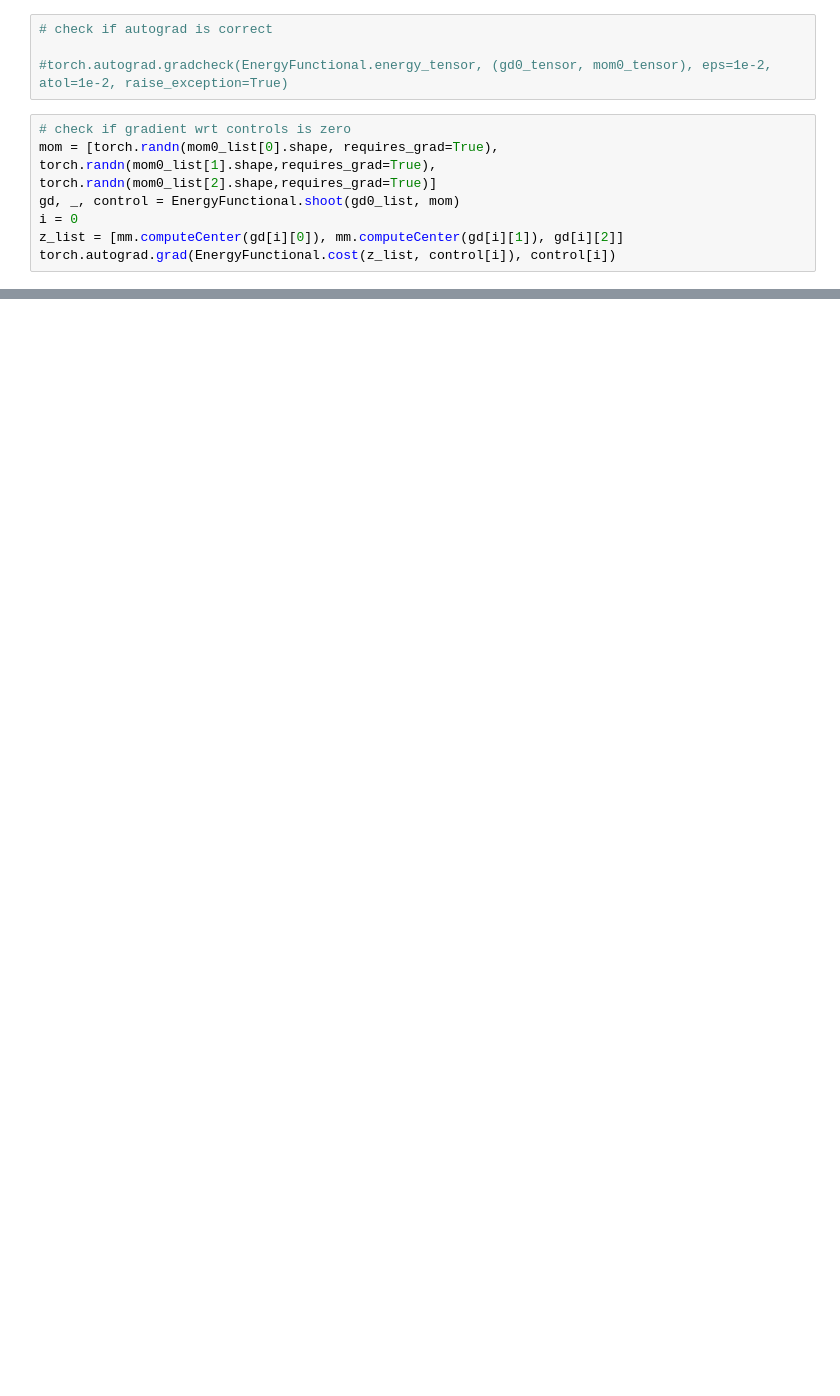
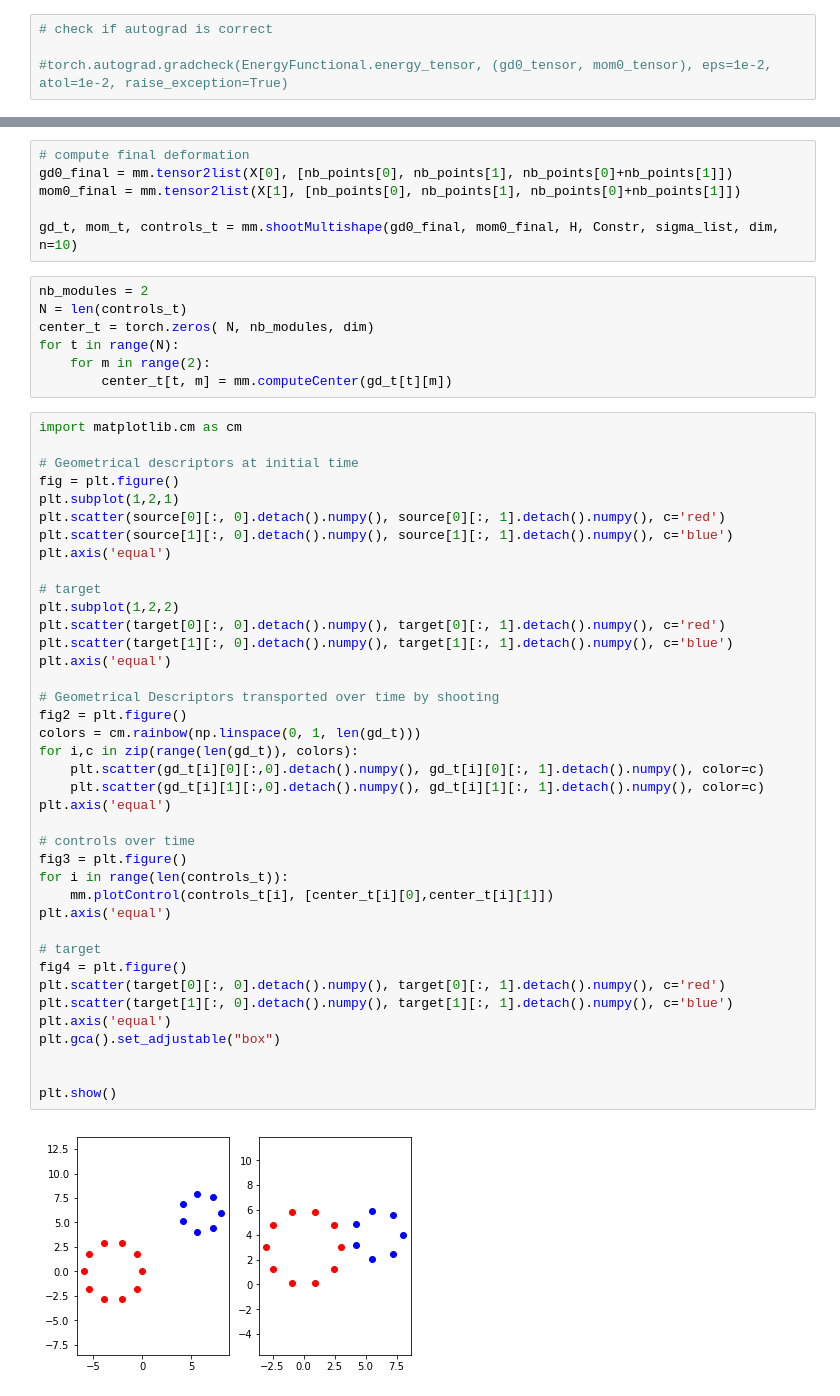
Before and after one commit to RosaKow/Masterthesis, a Jupyter notebook: defmod/MultishapeCirclesTranslation_Matching.ipynb, the cells around one changed output, grey strips where cells are left out. Cells and saved outputs as stored; diff of their text form; blank space fills up the shorter version.

Commit message:
added global translation module

```diff
--- a/defmod/MultishapeCirclesTranslation_Matching.ipynb
+++ b/defmod/MultishapeCirclesTranslation_Matching.ipynb
@@ -108,10 +103,3 @@ tensor(63.1251, grad_fn=<AddBackward0>)
 # check if autograd is correct
 
 #torch.autograd.gradcheck(EnergyFunctional.energy_tensor, (gd0_tensor, mom0_tensor), eps=1e-2, atol=1e-2, raise_exception=True)
-# %%
-# check if gradient wrt controls is zero
-mom = [torch.randn(mom0_list[0].shape, requires_grad=True), torch.randn(mom0_list[1].shape,requires_grad=True), torch.randn(mom0_list[2].shape,requires_grad=True)]
-gd, _, control = EnergyFunctional.shoot(gd0_list, mom)
-i = 0
-z_list = [mm.computeCenter(gd[i][0]), mm.computeCenter(gd[i][1]), gd[i][2]]
-torch.autograd.grad(EnergyFunctional.cost(z_list, control[i]), control[i])
@@ -172,0 +112,54 @@ tensor(2.4707, grad_fn=<AddBackward0>)
+# %%
+# compute final deformation
+gd0_final = mm.tensor2list(X[0], [nb_points[0], nb_points[1], nb_points[0]+nb_points[1]])
+mom0_final = mm.tensor2list(X[1], [nb_points[0], nb_points[1], nb_points[0]+nb_points[1]])
+
+gd_t, mom_t, controls_t = mm.shootMultishape(gd0_final, mom0_final, H, Constr, sigma_list, dim, n=10)
+# %%
+nb_modules = 2
+N = len(controls_t)
+center_t = torch.zeros( N, nb_modules, dim)
+for t in range(N):
+    for m in range(2):
+        center_t[t, m] = mm.computeCenter(gd_t[t][m])
+# %%
+import matplotlib.cm as cm
+
+# Geometrical descriptors at initial time
+fig = plt.figure()
+plt.subplot(1,2,1)
+plt.scatter(source[0][:, 0].detach().numpy(), source[0][:, 1].detach().numpy(), c='red')
+plt.scatter(source[1][:, 0].detach().numpy(), source[1][:, 1].detach().numpy(), c='blue')
+plt.axis('equal')
+
+# target
+plt.subplot(1,2,2)
+plt.scatter(target[0][:, 0].detach().numpy(), target[0][:, 1].detach().numpy(), c='red')
+plt.scatter(target[1][:, 0].detach().numpy(), target[1][:, 1].detach().numpy(), c='blue')
+plt.axis('equal')
+
+# Geometrical Descriptors transported over time by shooting
+fig2 = plt.figure()
+colors = cm.rainbow(np.linspace(0, 1, len(gd_t)))
+for i,c in zip(range(len(gd_t)), colors):
+    plt.scatter(gd_t[i][0][:,0].detach().numpy(), gd_t[i][0][:, 1].detach().numpy(), color=c)
+    plt.scatter(gd_t[i][1][:,0].detach().numpy(), gd_t[i][1][:, 1].detach().numpy(), color=c)
+plt.axis('equal')
+
+# controls over time
+fig3 = plt.figure()
+for i in range(len(controls_t)):
+    mm.plotControl(controls_t[i], [center_t[i][0],center_t[i][1]])
+plt.axis('equal')
+
+# target
+fig4 = plt.figure()
+plt.scatter(target[0][:, 0].detach().numpy(), target[0][:, 1].detach().numpy(), c='red')
+plt.scatter(target[1][:, 0].detach().numpy(), target[1][:, 1].detach().numpy(), c='blue')
+plt.axis('equal')
+plt.gca().set_adjustable("box")
+
+
+plt.show()
+# %% [output]
+[figure, added]
```
Also changed, not shown: parts of 5 cells of this notebook, 7 other files.
